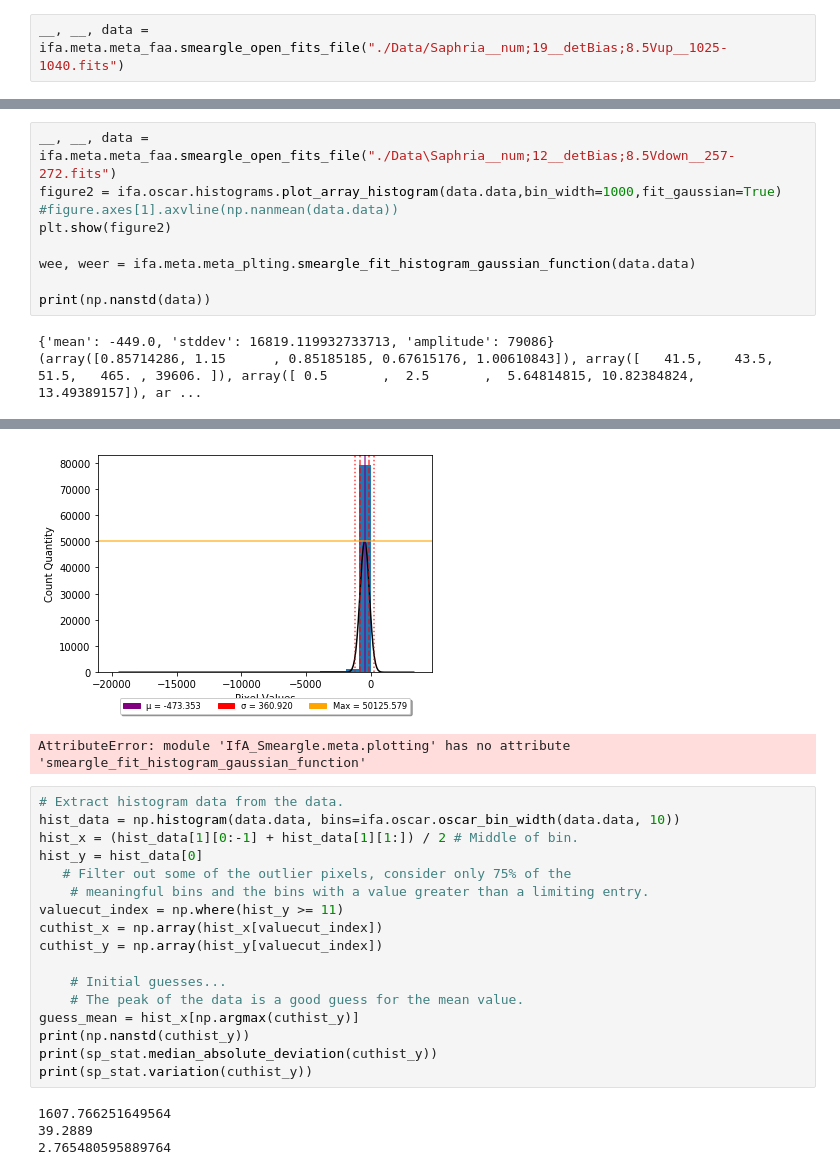
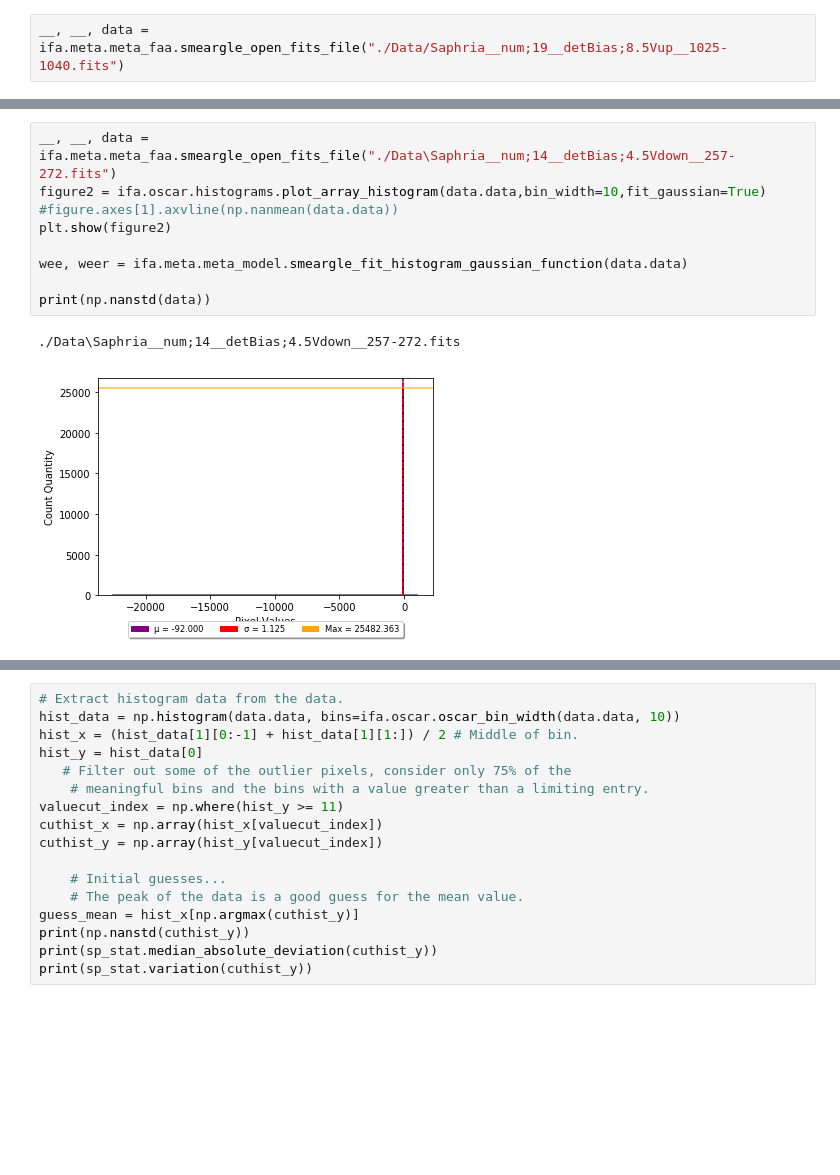
Before and after one commit to psmd-iberutaru/IfA-Smeargle, a Jupyter notebook: Testing.ipynb, the cells around one changed output, grey strips where cells are left out. Cells and saved outputs as stored; diff of their text form; blank space fills up the shorter version.

Commit message:
Fixed a few errors and issues with the modeling function.

```diff
--- a/Testing.ipynb
+++ b/Testing.ipynb
@@ -189,12 +159,12 @@ print(np.histogram(data.data,bins=10))
 # %%
-__, __, data = ifa.meta.meta_faa.smeargle_open_fits_file("./Data\Saphria__num;12__detBias;8.5Vdown__257-272.fits")
-figure2 = ifa.oscar.histograms.plot_array_histogram(data.data,bin_width=1000,fit_gaussian=True)
+__, __, data = ifa.meta.meta_faa.smeargle_open_fits_file("./Data\Saphria__num;14__detBias;4.5Vdown__257-272.fits")
+figure2 = ifa.oscar.histograms.plot_array_histogram(data.data,bin_width=10,fit_gaussian=True)
 #figure.axes[1].axvline(np.nanmean(data.data))
 plt.show(figure2)
 
-wee, weer = ifa.meta.meta_plting.smeargle_fit_histogram_gaussian_function(data.data)
+wee, weer = ifa.meta.meta_model.smeargle_fit_histogram_gaussian_function(data.data)
 
 print(np.nanstd(data))
 # %% [output]
-{'mean': -449.0, 'stddev': 16819.119932733713, 'amplitude': 79086}
-(array([0.85714286, 1.15      , 0.85185185, 0.67615176, 1.00610843]), array([   41.5,    43.5,    51.5,   465. , 39606. ]), array([ 0.5       ,  2.5       ,  5.64814815, 10.82384824, 13.49389157]), ar ...
+./Data\Saphria__num;14__detBias;4.5Vdown__257-272.fits
+[figure, new version]
@@ -202,5 +172,3 @@ WARNING: The fit may be unsuccessful; check fit_info['message'] for more informa
-[figure, old version]
-AttributeError: module 'IfA_Smeargle.meta.plotting' has no attribute 'smeargle_fit_histogram_gaussian_function'
 # %%
 # Extract histogram data from the data.
 hist_data = np.histogram(data.data, bins=ifa.oscar.oscar_bin_width(data.data, 10))
@@ -218,9 +186,5 @@ guess_mean = hist_x[np.argmax(cuthist_y)]
 print(np.nanstd(cuthist_y))
 print(sp_stat.median_absolute_deviation(cuthist_y))
 print(sp_stat.variation(cuthist_y))
-# %% [output]
-1607.766251649564
-39.2889
-2.765480595889764
 # %%
 print(cuthist_y.tolist())
```
Also changed, not shown: parts of 9 cells of this notebook, 8 other files.
